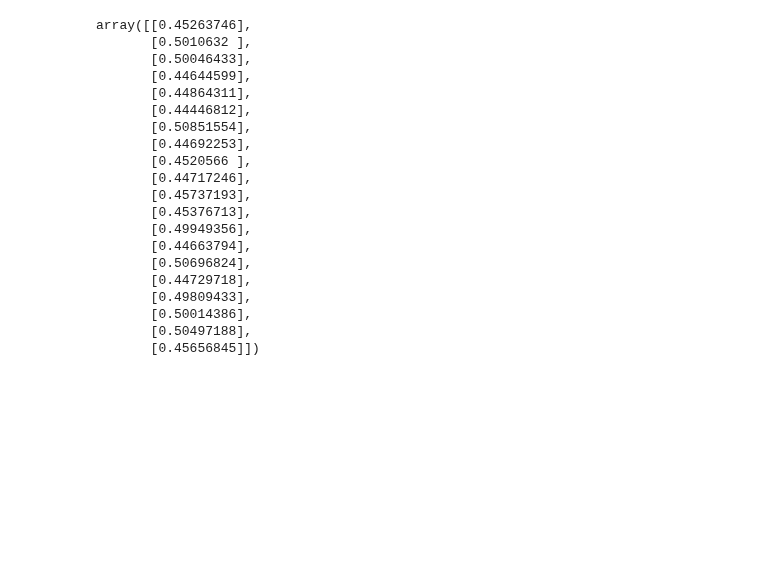
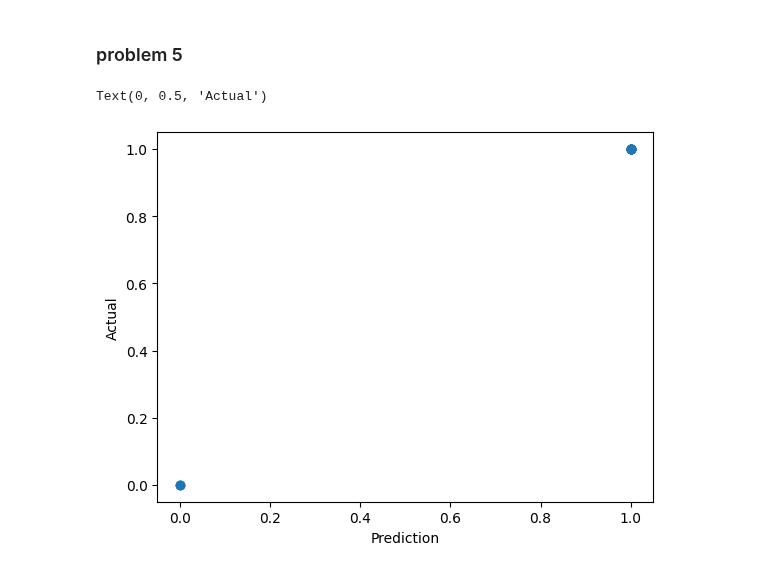
Before and after one commit to jaden-2/Assignment, a Jupyter notebook: ScracthLogisticRegression.ipynb, the cells around one changed output. Saved outputs shown, nothing was run; the diff lists cells and outputs as text; code cells hidden in the pictures; blank space fills up the shorter version.

Commit message:
Scratch Logistic regression model

```diff
--- a/ScracthLogisticRegression.ipynb
+++ b/ScracthLogisticRegression.ipynb
@@ -27,15 +34,14 @@ class ScratchLogisticRegression():
 
     """
 
-    def __init__(self, num_iter = 100, lr = 1e-5, bias=False, verbose=False, lamb=0.1):
+    def __init__(self, num_iter = 100, lr = 1e-2, bias=False, verbose=False, lamb=0.1):
         # Record hyperparameters as attributes
         self.iter = num_iter
         self.lr = lr
         self.bias = bias
         self.verbose = verbose
         # Prepare an array to record the loss
-        self.loss = np.zeros(self.iter)
-        self.val_loss = np.zeros(self.iter)
+        self.loss = np.array([])
         # parameter
         self.theta = np.array([])
         self.lamb = lamb
@@ -61,12 +67,13 @@ class ScratchLogisticRegression():
             X = np.hstack([a, X])
 
         self.theta = np.zeros(X.shape[1]).reshape((-1, 1))
-        for i in range(self.iter):
+        for _ in range(self.iter):
             self._gradient_descent(X, y)
             y_pred = self._logistic_hypothesis(X)
             self.loss = np.append(self.loss, self._loss_func(y_pred, y))
         return self
 
+    # Problem 3
     def predict(self, X):
         """
         Estimate the label using logistic regression.
@@ -89,7 +96,7 @@ class ScratchLogisticRegression():
         return np.where(self._logistic_hypothesis(X) >=0.5, 1, 0)
 
 
-
+    # Problem 3
     def predict_proba(self, X):
         """
         Estimate the probability using logistic regression.
@@ -112,24 +119,23 @@ class ScratchLogisticRegression():
     def hypothesis(self, x):
         return x @ self.theta
 
+    # problem 1
     def _logistic_hypothesis(self, x):
         y_pred = self.hypothesis(x)
         return 1/ (1 + np.exp(-y_pred))
 
-    # gradient descent is buggy
+    # problem 2
     def _gradient_descent(self, x, y):
         rows = x.shape[0]
         columns = x.shape[1]
         y_pred = self._logistic_hypothesis(x)
-
         for column in range(columns):
-
             gradient = 0
             for row in range(rows):
-                gradient += (y_pred[row] - y[row]) * x[row, columns]
+                gradient += (y_pred[row] - y[row]) * x[row, column]
             self.theta[column] = self.theta[column] - self.lr * ( gradient + self.lamb*self.theta[column])/rows
 
-
+    # Problem 4
     def _loss_func(self, pred, y):
         error = 0
         for i in range(y.shape[0]):
@@ -208,5 +165,14 @@ data.head()
+# %% [markdown]
+### problem 5
 # %%
+iris = load_iris(as_frame=True)
+
+features = iris.data
+target = iris.target
+data =pd.concat([features, target], axis=1)
+features = ['sepal length (cm)', 'petal length (cm)']
+target = iris.target.keys()
 data = data[data["target"] != 2]
+x_train, x_test, y_train, y_test = train_test_split(data[features], data["target"], test_size=0.2)
 
-x_train, x_test, y_train, y_test = train_test_split(data.iloc[:, :-1] , data.iloc[:, -1],test_size=0.2)
 x_train, x_test, y_train, y_test = x_train.values, x_test.values, y_train.values, y_test.values
@@ -217,23 +179,11 @@ a = model.theta
-# %%
-sigmoid(x_test @ a)
-# %% [output]
-array([[0.45263746],
-       [0.5010632 ],
-       [0.50046433],
-       [0.44644599],
-       [0.44864311],
-       [0.44446812],
-       [0.50851554],
-       [0.44692253],
-       [0.4520566 ],
-       [0.44717246],
-       [0.45737193],
-       [0.45376713],
-       [0.49949356],
-       [0.44663794],
-       [0.50696824],
-       [0.44729718],
-       [0.49809433],
-       [0.50014386],
-       [0.50497188],
-       [0.45656845]])
+# %%
+model = ScratchLogisticRegression(num_iter=500).fit(x_train, y_train)
+
+pred = model.predict(x_test)
+plt.scatter(pred, y_test)
+
+plt.xlabel("Prediction")
+plt.ylabel("Actual")
+# %% [output]
+Text(0, 0.5, 'Actual')
+[figure, added]
```
Also changed, not shown: parts of 18 cells of this notebook, 2 other files.
